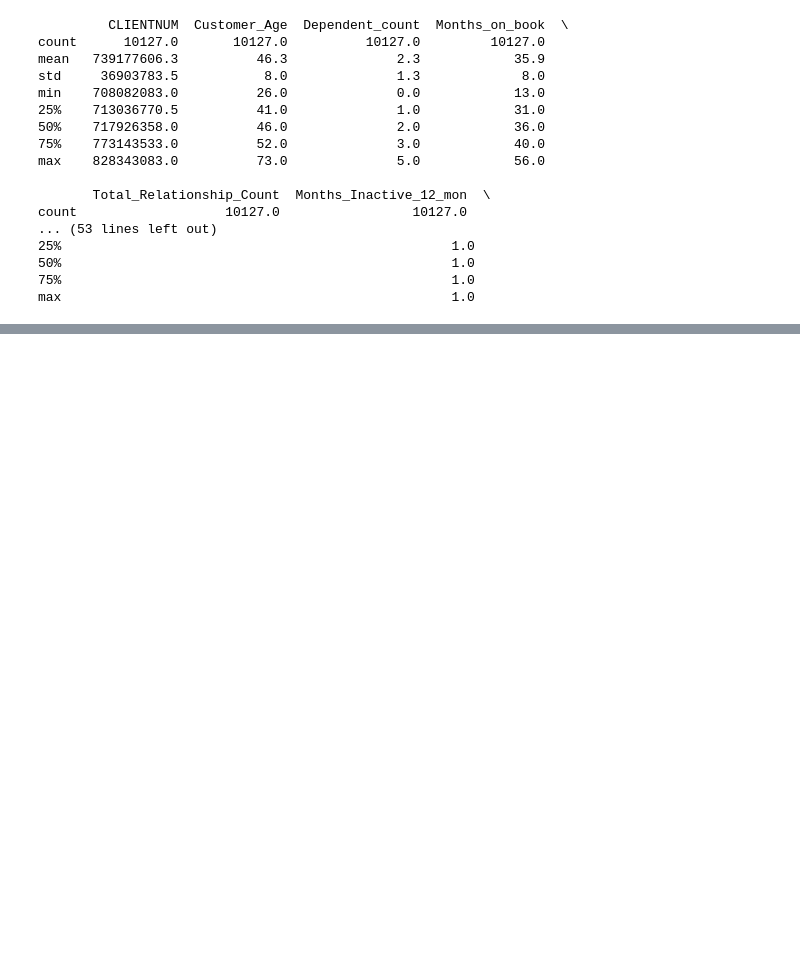
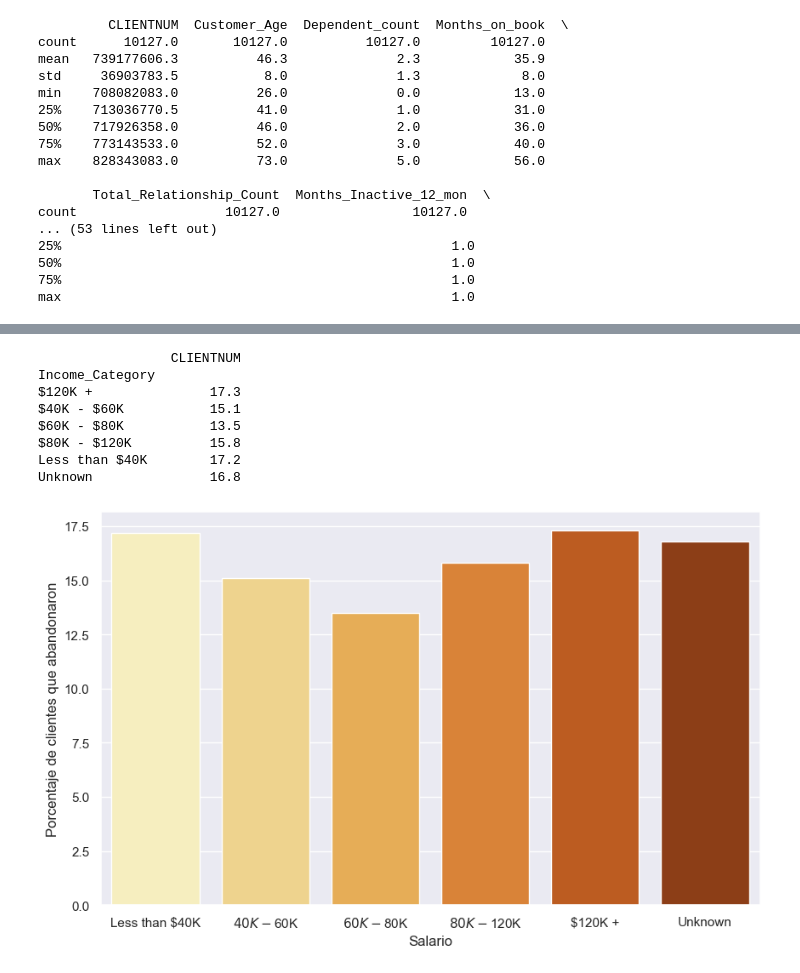
Before and after one commit to AgusDRizzo/Proyecto_final_DS_1, a Jupyter notebook: Prueba.ipynb, the cells around one changed output, grey strips where cells are left out. Saved outputs shown, nothing was run; the diff lists cells and outputs as text; code cells hidden in the pictures; blank space fills up the shorter version.

```diff
--- a/Prueba.ipynb
+++ b/Prueba.ipynb
@@ -70,0 +119,24 @@ df.groupby("Marital_Status").mean(numeric_only= True).round(1)
+# %%
+#Recuento de clientes exisitentes o ausentes en funcion de salario
+df_a = df[df["Attrition_Flag"]=="Attrited Customer"]
+df_a = df_a.groupby("Income_Category")["CLIENTNUM"].count()
+df_e = df[df["Attrition_Flag"]=="Existing Customer"]
+df_e = df_e.groupby("Income_Category")["CLIENTNUM"].count()
+df_t = df.groupby("Income_Category")["CLIENTNUM"].count()
+df_division = (df_a / df_t)*100
+df_division = df_division.round(1)
+df_division = df_division.to_frame()
+sns.set_theme(rc={'figure.figsize':(10,6)})
+bp1 = sns.barplot(data=df_division, x=df_division.index, y="CLIENTNUM", order = salario_ordenado, palette="YlOrBr")
+bp1.set(xlabel= "Salario", ylabel= "Porcentaje de clientes que abandonaron")
+print(df_division)
+# %% [output]
+                 CLIENTNUM
+Income_Category
+$120K +               17.3
+$40K - $60K           15.1
+$60K - $80K           13.5
+$80K - $120K          15.8
+Less than $40K        17.2
+Unknown               16.8
+[figure, added]
```
Also changed, not shown: parts of 6 cells of this notebook, 1 other file.
